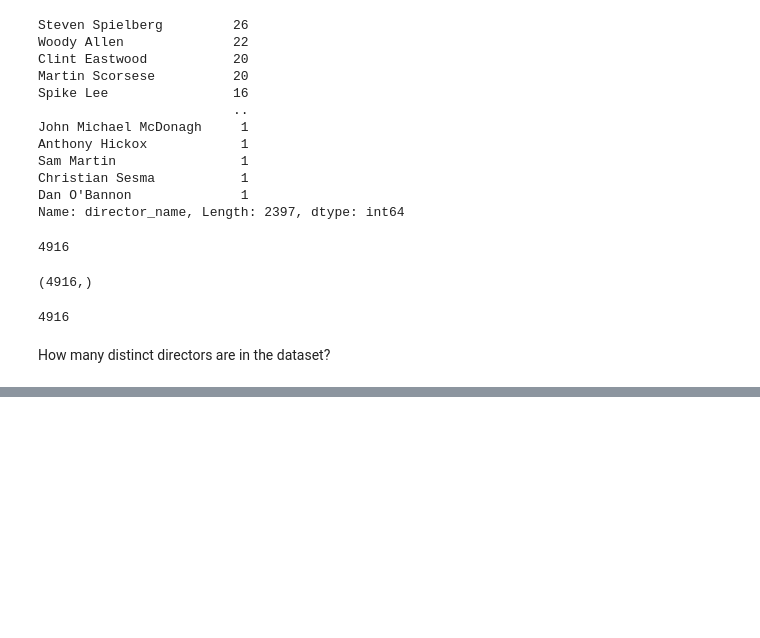
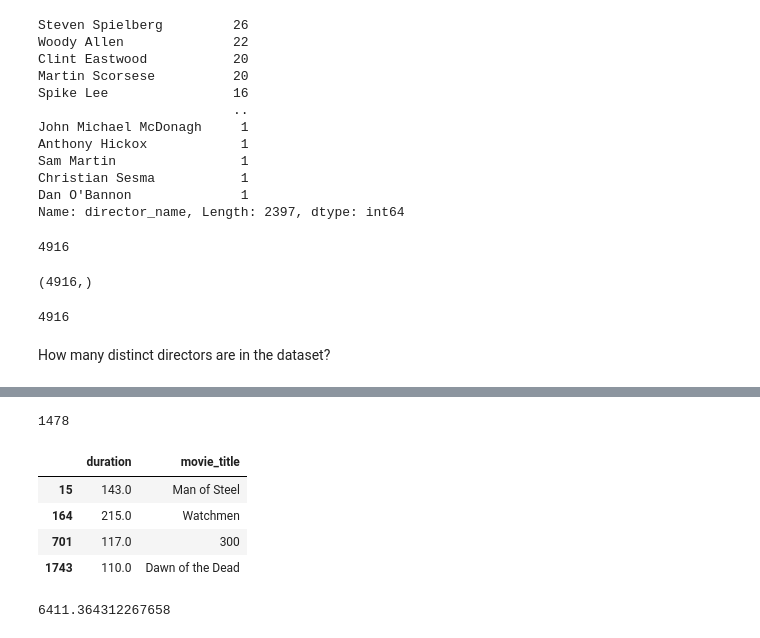
Before and after one commit to FHU/cis277fa22-02-pandas-intro, a Jupyter notebook: 02-pandas-intro.ipynb, the cells around one changed output, grey strips where cells are left out. Drawn from its saved outputs; the diff is of its cells as text; code cells hidden in the pictures; blank space fills up the shorter version.

```diff
--- a/02-pandas-intro.ipynb
+++ b/02-pandas-intro.ipynb
@@ -232,0 +353,26 @@ How many distinct directors are in the dataset?
+# %%
+mask = movies_df.title_year <= 2000
+mask.sum()
+
+movies_df[mask]
+
+movies_df[  movies_df.title_year <= 2000  ].title_year.size
+# %% [output]
+1478
+# %%
+zs_movies = movies_df[  (movies_df.director_name =="Zack Snyder") & (movies_df.imdb_score > 7) ]
+zs_movies[ ["duration", "movie_title"]]
+
+# #good_zs_movies = zs_movies[ zs_movies.imdb_score > 7]
+#good_zs_movies
+# %% [output]
+|  | duration | movie_title |
+| 15 | 143.0 | Man of Steel |
+| 164 | 215.0 | Watchmen |
+| 701 | 117.0 | 300 |
+| 1743 | 110.0 | Dawn of the Dead |
+# %%
+horror_movies = movies_df[ movies_df.genres.str.contains("Horror") ]
+horror_movies.movie_facebook_likes.mean()
+# %% [output]
+6411.364312267658
```
Also changed, not shown: parts of 11 cells of this notebook, 1 other file.
